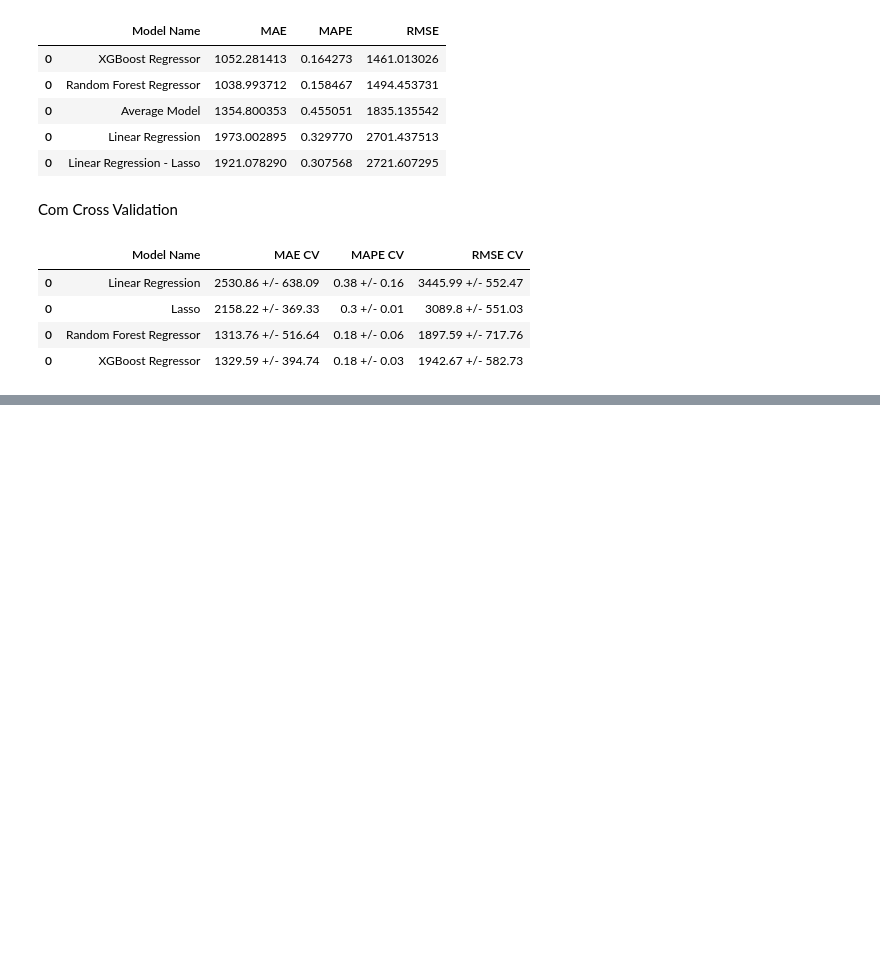
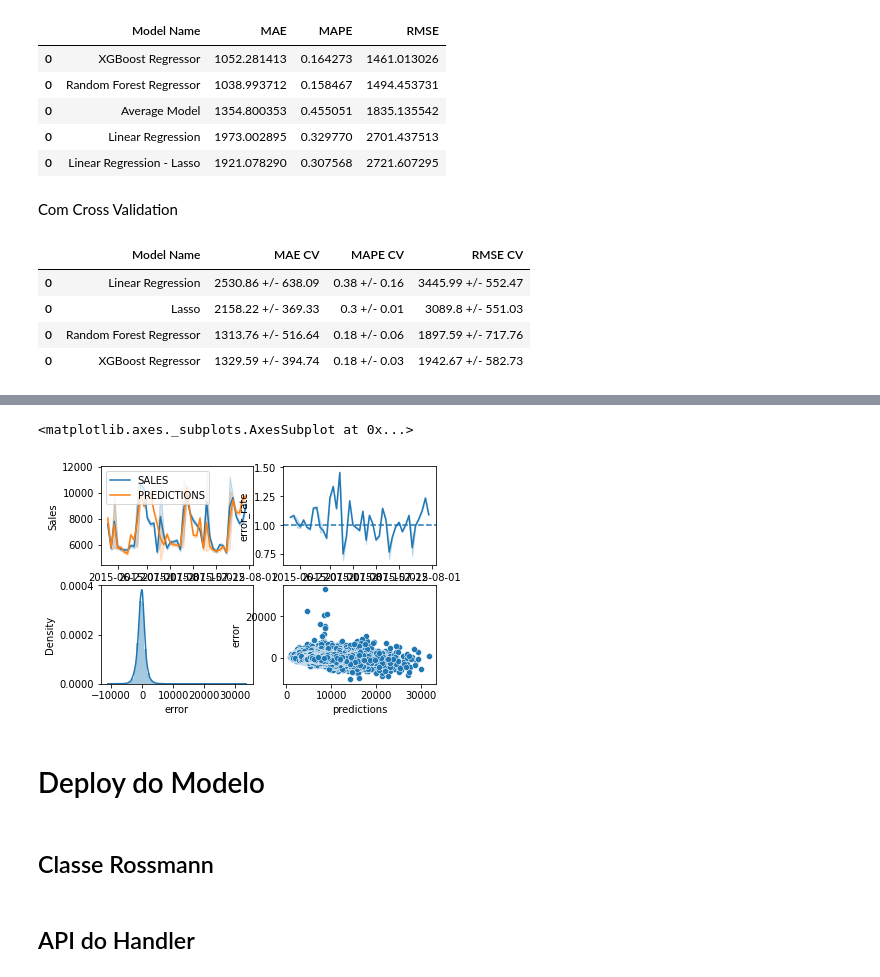
Before and after one commit to tuanymariiah/projeto_rossmam, a Jupyter notebook: Projeto_Rossmam.ipynb, the cells around one changed output, grey strips where cells are left out. Saved outputs shown, nothing was run; the diff lists cells and outputs as text; code cells hidden in the pictures; blank space fills up the shorter version.

```diff
--- a/Projeto_Rossmam.ipynb
+++ b/Projeto_Rossmam.ipynb
@@ -885,0 +1000,3 @@ modelling_result_cv
+# %%
+df9['error']=df9['Sales'] - df9['predictions']
+df9['error_rate']=df9['predictions'] / df9['Sales']
@@ -885,0 +1013,19 @@ modelling_result_cv
+# %%
+plt.subplot(2,2,1)
+sns.lineplot (x='Date', y='Sales', data=df9, label='SALES')
+sns.lineplot (x='Date', y='predictions', data=df9, label='PREDICTIONS')
+
+plt.subplot(2,2,2)
+sns.lineplot (x='Date', y='error_rate', data=df9,)
+plt.axhline(1, linestyle='--')
+
+plt.subplot(2,2,3)
+sns.distplot (df9['error'])
+
+plt.subplot(2,2,4)
+sns.scatterplot (df9['predictions'], df9['error'])
+# %% [output]
+<matplotlib.axes._subplots.AxesSubplot at 0x...>
+[figure, added]
+# %% [markdown]
+# Deploy do Modelo
@@ -885,0 +1034,2 @@ modelling_result_cv
+# %% [markdown]
+## Classe Rossmann
@@ -885,0 +1211,2 @@ modelling_result_cv
+# %% [markdown]
+## API do Handler
```
Also changed, not shown: parts of 17 cells of this notebook.
